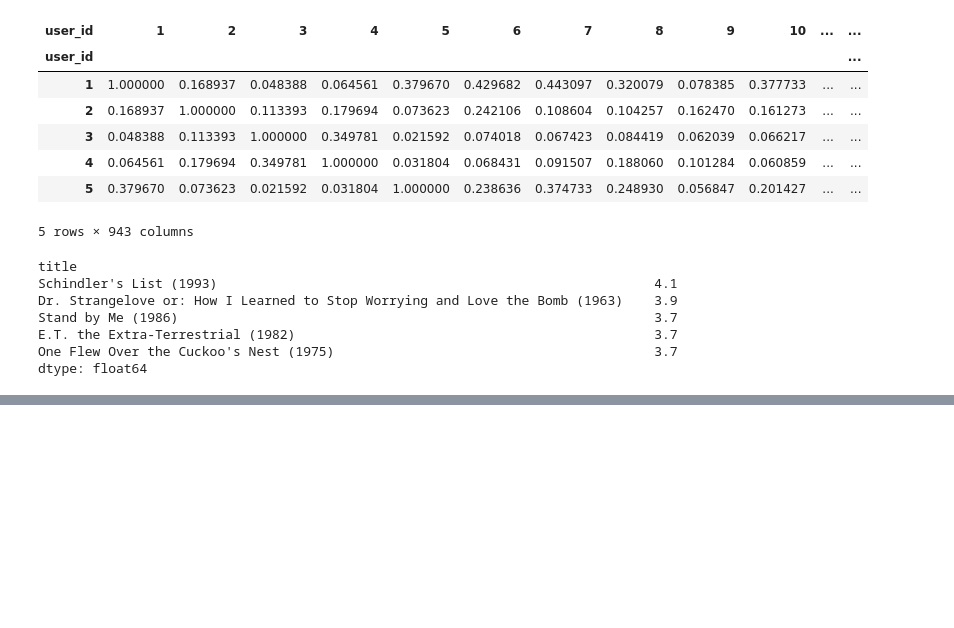
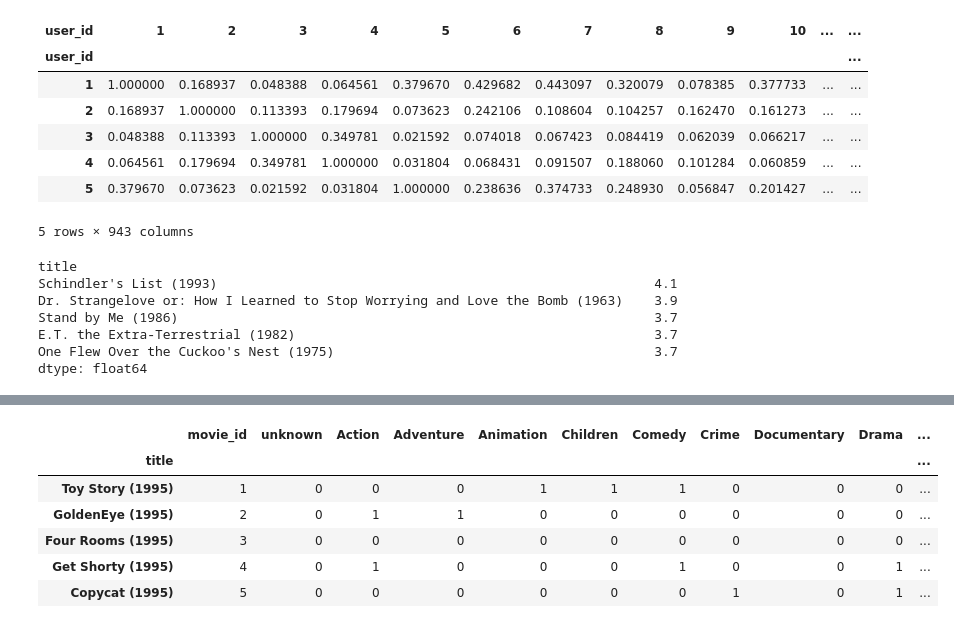
Before and after one commit to Danammadhunika/ml-journey, a Jupyter notebook: project_02_movie_recommender/notesbooks/movie_recommender.ipynb, the cells around one changed output, grey strips where cells are left out. Cells and saved outputs as stored; diff of their text form; code cells hidden in the pictures; blank space fills up the shorter version.

```diff
--- a/project_02_movie_recommender/notesbooks/movie_recommender.ipynb
+++ b/project_02_movie_recommender/notesbooks/movie_recommender.ipynb
@@ -291,3 +307,15 @@ Stand by Me (1986)                                                             3
 E.T. the Extra-Terrestrial (1982)                                              3.7
 One Flew Over the Cuckoo's Nest (1975)                                         3.7
 dtype: float64
+# %%
+movies_genres = pd.read_csv(
+     r"C:\Users\danam\OneDrive\Desktop\ML_journey\project_02_movie_recommender\datasets\u.item",
+    sep='|',
+    encoding='latin-1',
+    header=None,
+    names=['movie_id', 'title', 'release_date', 'video_release',
+           'url', 'unknown', 'Action', 'Adventure', 'Animation',
+           'Children', 'Comedy', 'Crime', 'Documentary', 'Drama',
+           'Fantasy', 'Film-Noir', 'Horror', 'Musical', 'Mystery',
+           'Romance', 'Sci-Fi', 'Thriller', 'War', 'Western']
+)
@@ -293,0 +332,2 @@ dtype: float64
+# %%
+movies_genres = movies_genres.drop(columns=['release_date', 'video_release', 'url'])
@@ -293,0 +344,12 @@ dtype: float64
+# %%
+movies_genres = movies_genres.set_index('title')
+# %%
+movies_genres.head()
+# %% [output]
+|  | movie_id | unknown | Action | Adventure | Animation | Children | Comedy | Crime | Documentary | Drama | ... |
+| title |  |  |  |  |  |  |  |  |  |  | ... |
+| Toy Story (1995) | 1 | 0 | 0 | 0 | 1 | 1 | 1 | 0 | 0 | 0 | ... |
+| GoldenEye (1995) | 2 | 0 | 1 | 1 | 0 | 0 | 0 | 0 | 0 | 0 | ... |
+| Four Rooms (1995) | 3 | 0 | 0 | 0 | 0 | 0 | 0 | 0 | 0 | 0 | ... |
+| Get Shorty (1995) | 4 | 0 | 1 | 0 | 0 | 0 | 1 | 0 | 0 | 1 | ... |
+| Copycat (1995) | 5 | 0 | 0 | 0 | 0 | 0 | 0 | 1 | 0 | 1 | ... |
```
Also changed, not shown: parts of 9 cells of this notebook, 2 other files.
